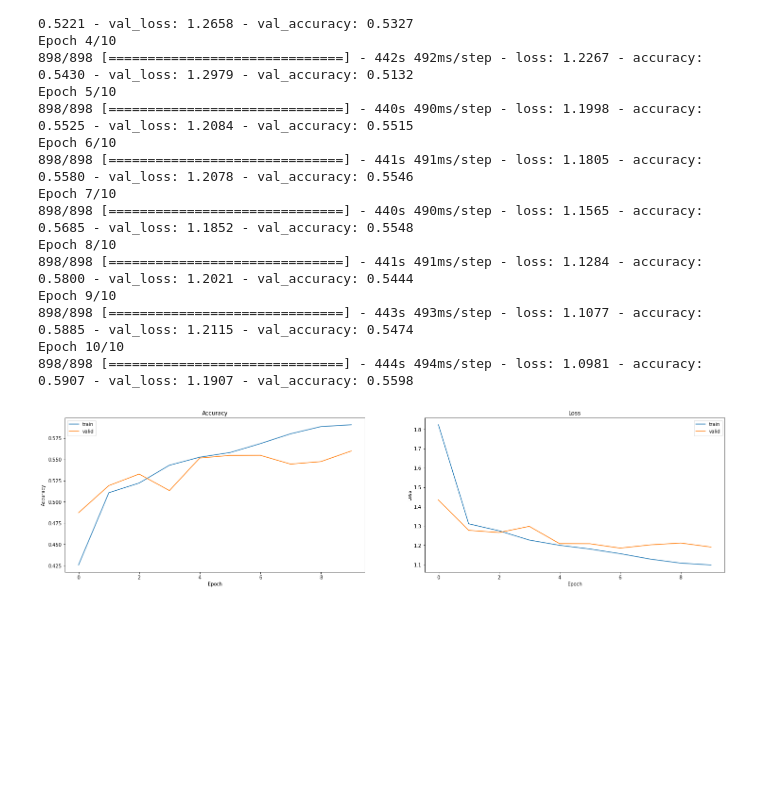
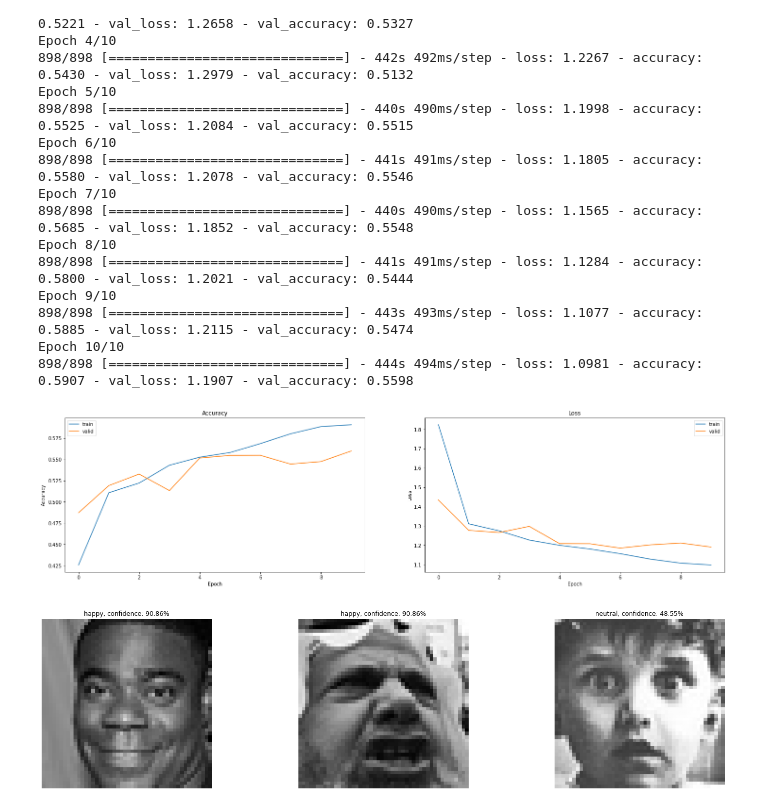
Before and after one commit to Penzragon/Plant-Diseases-Detection, a Jupyter notebook: emotion2_script.ipynb, the cells around one changed output. Cells and saved outputs as stored; diff of their text form; code cells hidden in the pictures; blank space fills up the shorter version.

Commit message:
Add test images

```diff
--- a/emotion2_script.ipynb
+++ b/emotion2_script.ipynb
@@ -113,3 +113,27 @@ plt.legend(['train', 'valid'])
 plt.show()
 # %% [output]
 [figure]
+# %%
+img1 = tf.keras.preprocessing.image.load_img('PrivateTest_95094.jpg', target_size=(224, 224))
+img1 = tf.keras.preprocessing.image.img_to_array(img1) / 255.
+img1_pred = np.expand_dims(img1, axis=0)
+
+img2 = tf.keras.preprocessing.image.load_img('PrivateTest_731447.jpg', target_size=(224, 224))
+img2 = tf.keras.preprocessing.image.img_to_array(img2) / 255.
+img2_pred = np.expand_dims(img1, axis=0)
+
+img3 = tf.keras.preprocessing.image.load_img('PrivateTest_2017514.jpg', target_size=(224, 224))
+img3 = tf.keras.preprocessing.image.img_to_array(img3) / 255.
+img3_pred = np.expand_dims(img3, axis=0)
+# %%
+images = [img1, img2, img3]
+predictions = [img1_pred, img2_pred, img3_pred]
+# %%
+plt.figure(figsize=(25, 6))
+for i in range(len(images)):
+    plt.subplot(1, 3, i+1)
+    plt.imshow(images[i])
+    plt.title(f"{class_name[np.argmax(model.predict(predictions[i]))]}, confidence: {(np.max(model.predict(predictions[i])) * 100):.2f}%")
+    plt.axis('off')
+# %% [output]
+[figure, added]
```
